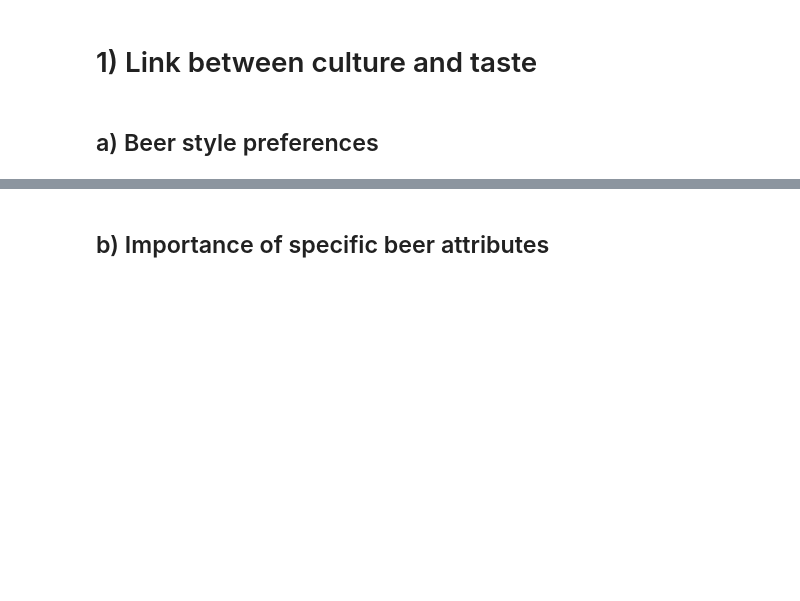
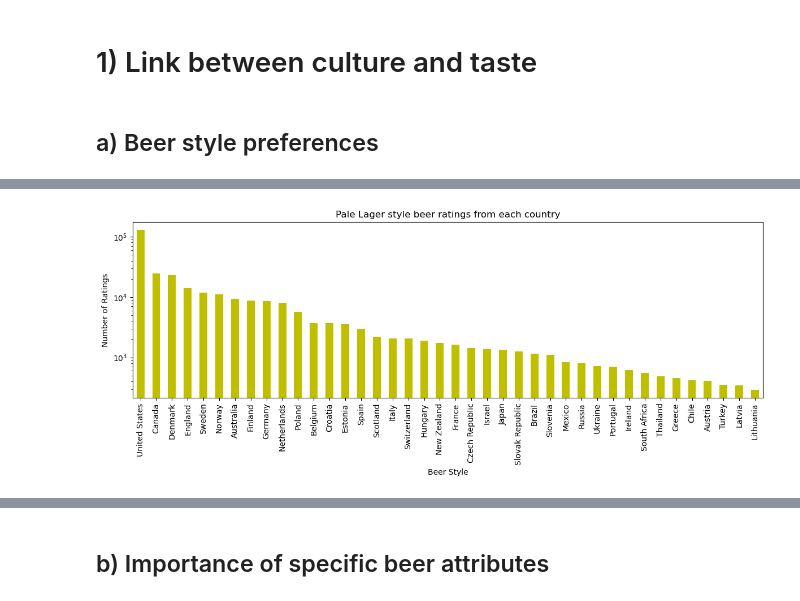
Before and after one commit to epfl-ada/ada-2024-project-datapilots, a Jupyter notebook: results.ipynb, the cells around one changed output, grey strips where cells are left out. Saved outputs shown, nothing was run; the diff lists cells and outputs as text; code cells hidden in the pictures; blank space fills up the shorter version.

```diff
--- a/results.ipynb
+++ b/results.ipynb
@@ -775,0 +838,14 @@ ba_ratings_loc_filtered.head()
+# %%
+pale_lager_country_values = total_ratings_loc_filtered_no_missing[total_ratings_loc_filtered_no_missing['style'] == 'Pale Lager']
+counts_pale_lager_values = pale_lager_country_values['user_location'].value_counts()
+
+plt.figure(figsize=(12, 5))
+counts_pale_lager_values[0:40].plot(kind='bar',color='y',logy = True)
+plt.title("Pale Lager style beer ratings from each country")
+plt.xlabel("Beer Style")
+plt.ylabel("Number of Ratings")
+plt.tight_layout()
+
+plt.show()
+# %% [output]
+[figure, added]
```
Also changed, not shown: parts of 41 cells of this notebook.
